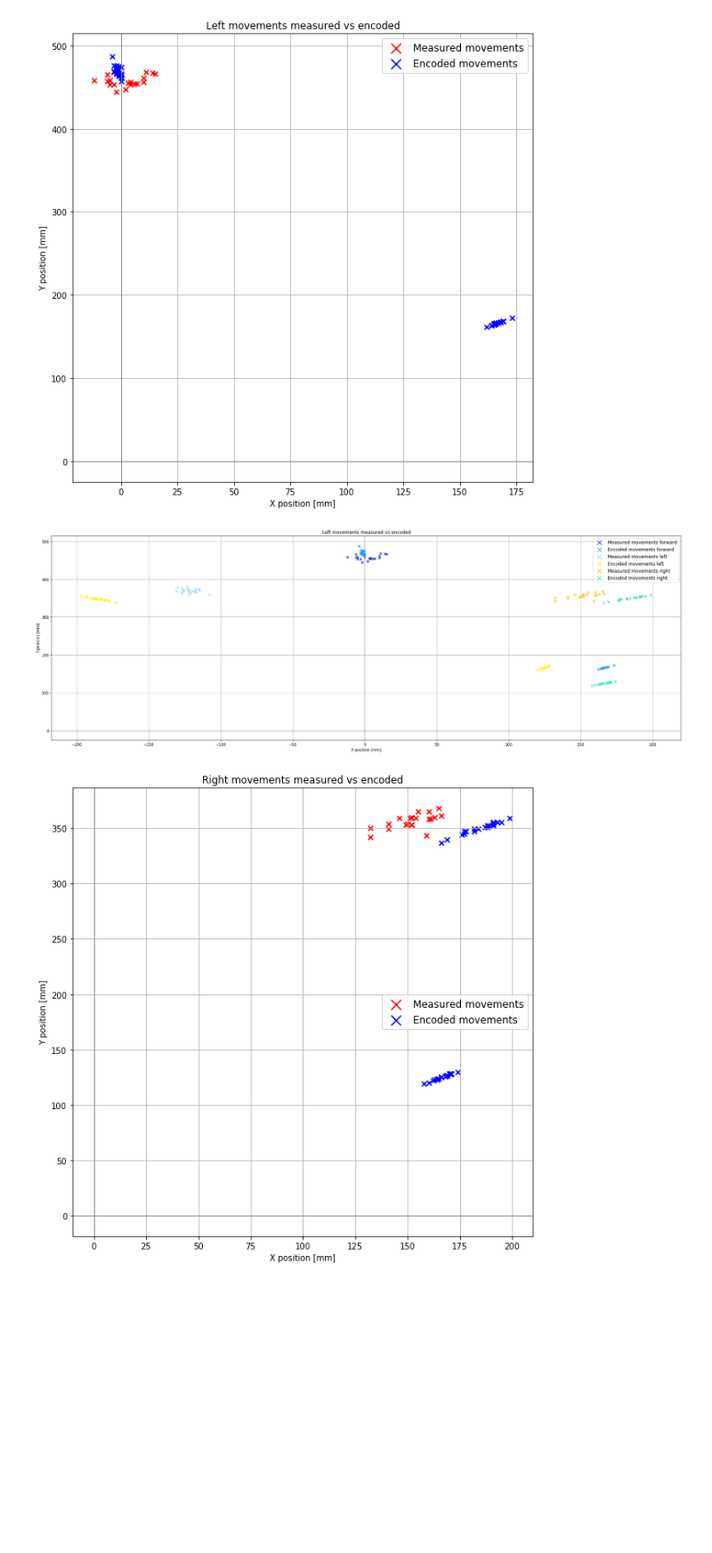
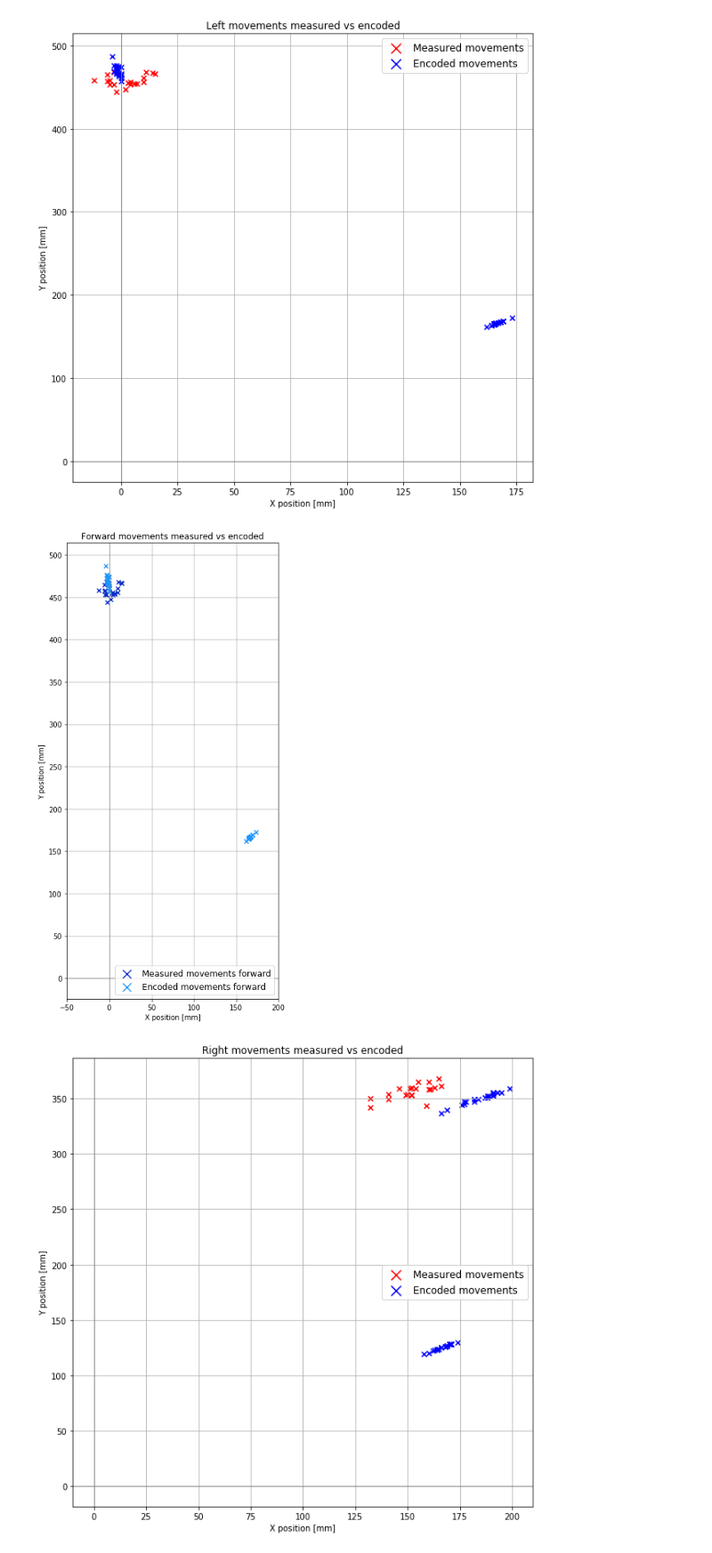
Before and after one commit to shalakasatheesh/SEE, a Jupyter notebook: codes/Plotting_measured_vs_encoded/plotting_plots.ipynb, the cells around one changed output. Shown at 89% size. Saved outputs shown, nothing was run; the diff lists cells and outputs as text; code cells hidden in the pictures; blank space fills up the shorter version.

```diff
--- a/codes/Plotting_measured_vs_encoded/plotting_plots.ipynb
+++ b/codes/Plotting_measured_vs_encoded/plotting_plots.ipynb
@@ -2,6 +2,18 @@
 import os
 from typing import List
 import numpy as np
+import csv
+import matplotlib.pyplot as plt
+import numpy as np
+import pandas as pd
+from scipy.stats import norm,iqr
+import matplotlib.pyplot as plt
+from matplotlib.patches import Ellipse
+import matplotlib.transforms as transforms
+import math
+
+from sklearn.decomposition import PCA
+import scipy
 
 class Point():
     def __init__(self, x: int, y: int, *, theta=None):
@@ -25,7 +37,7 @@ class Point():
         y = self.y + other.y
         return Point(x, y)
 
-    def set_theta(self, front: Point, back: Point):
+    def set_theta(self, front, back):
         self.theta= round(np.rad2deg( np.arctan2(front.y - back.y, front.x - back.x)) - 90.0, 1)
 
     @classmethod
@@ -58,6 +70,12 @@ path_measurements_right = dir_data + "measurements/pain_right.csv"
 
 assert all(os.path.isdir(path) for path in [path_encoded_forward, path_encoded_left, path_encoded_right])
 assert all(os.path.isfile(path) for path in [path_measurements_forward, path_measurements_left, path_measurements_right])
+
+
+export_folder = os.path.join(dir_data, "export")
+
+if not os.path.exists(export_folder):
+    os.makedirs(export_folder)
 # %%
 def measured_to_pose(measurements: List[List[int]]) -> List[Point]:
     poses = []
@@ -239,30 +252,25 @@ plt.show()
 # %% [output]
 [figure]
 # %%
-fig, ax_nstd = plt.subplots(figsize=(30, 10))
-ax_nstd.axvline(c='grey', lw=1)
-ax_nstd.axhline(c='grey', lw=1)
-ax_nstd.scatter([p.x for p in transformed_forward], [p.y for p in transformed_forward],
+fig, ax = plt.subplots(figsize=(30, 12))
+ax.axvline(c='grey', lw=1)
+ax.axhline(c='grey', lw=1)
+ax.scatter([p.x for p in transformed_forward], [p.y for p in transformed_forward],
                 color='#072AC8', label="Measured movements forward", marker='x')
-ax_nstd.scatter([p.x for p in encoded_forward], [p.y for p in encoded_forward],
+ax.scatter([p.x for p in encoded_forward], [p.y for p in encoded_forward],
                 color='#1E96FC', label="Encoded movements forward", marker='x', )
-ax_nstd.scatter([p.x for p in transformed_left], [p.y for p in transformed_left],
-                color='#A2D6F9', label="Measured movements left", marker='x')
-ax_nstd.scatter([p.x for p in encoded_left], [p.y for p in encoded_left],
-                color='#FCF300', label="Encoded movements left", marker='x')
-ax_nstd.scatter([p.x for p in transformed_right], [p.y for p in transformed_right],
-                color='#FFC600', label="Measured movements right", marker='x')
-ax_nstd.scatter([p.x for p in encoded_right], [p.y for p in encoded_right],
-                color='#42E2B8', label="Encoded movements right", marker='x')
 
-ax_nstd.set_xlabel('X position [mm]')
-ax_nstd.set_ylabel('Y position [mm]')
-ax_nstd.set_title('Left movements measured vs encoded')
-ax_nstd.legend(fontsize='large', markerscale=2.0)
-ax_nstd.grid()
+ax.set_xlabel('X position [mm]')
+ax.set_ylabel('Y position [mm]')
+ax.set_title('Forward movements measured vs encoded')
+ax.legend(fontsize='large', markerscale=2.0, loc=4)
+ax.grid()
+ax.set_aspect('equal')
+ax.set_yticks([i * 50 for i in range(11)])
+ax.set_xbound(-50,200)
 plt.show()
 # %% [output]
-[figure, old version]
+[figure, new version]
 # %%
 fig, ax_nstd = plt.subplots(figsize=(10, 10))
 ax_nstd.axvline(c='grey', lw=1)
```
Also changed, not shown: parts of 3 cells of this notebook, 14 other files.
